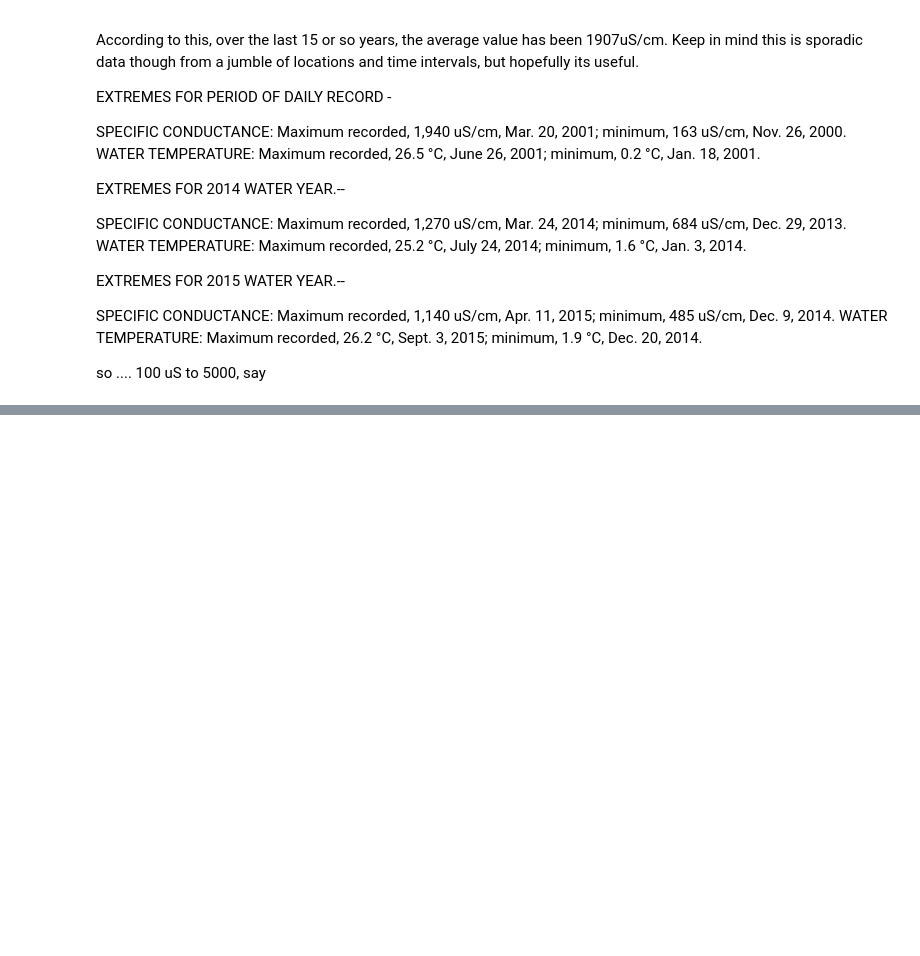
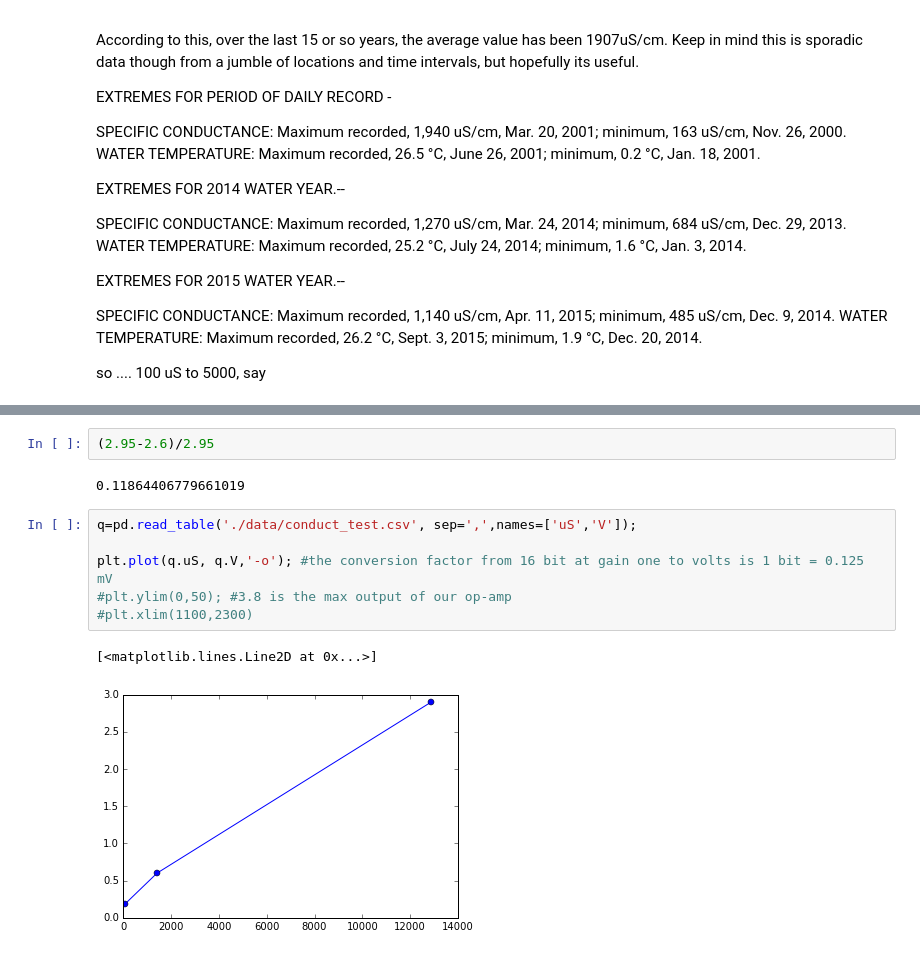
Before and after one commit to koson/conductivity-research, a Jupyter notebook: wien.ipynb, the cells around one changed output, grey strips where cells are left out. Cells and saved outputs as stored; diff of their text form; blank space fills up the shorter version.

```diff
--- a/wien.ipynb
+++ b/wien.ipynb
@@ -616,0 +669,13 @@ Note that the difference is completely consistent -- same difference for all Rg,
+# %%
+(2.95-2.6)/2.95
+# %% [output]
+0.11864406779661019
+# %%
+q=pd.read_table('./data/conduct_test.csv', sep=',',names=['uS','V']);
+
+plt.plot(q.uS, q.V,'-o'); #the conversion factor from 16 bit at gain one to volts is 1 bit = 0.125 mV
+#plt.ylim(0,50); #3.8 is the max output of our op-amp
+#plt.xlim(1100,2300)
+# %% [output]
+[<matplotlib.lines.Line2D at 0x...>]
+[figure, added]
```
Also changed, not shown: parts of 52 cells of this notebook, 7 other files.
